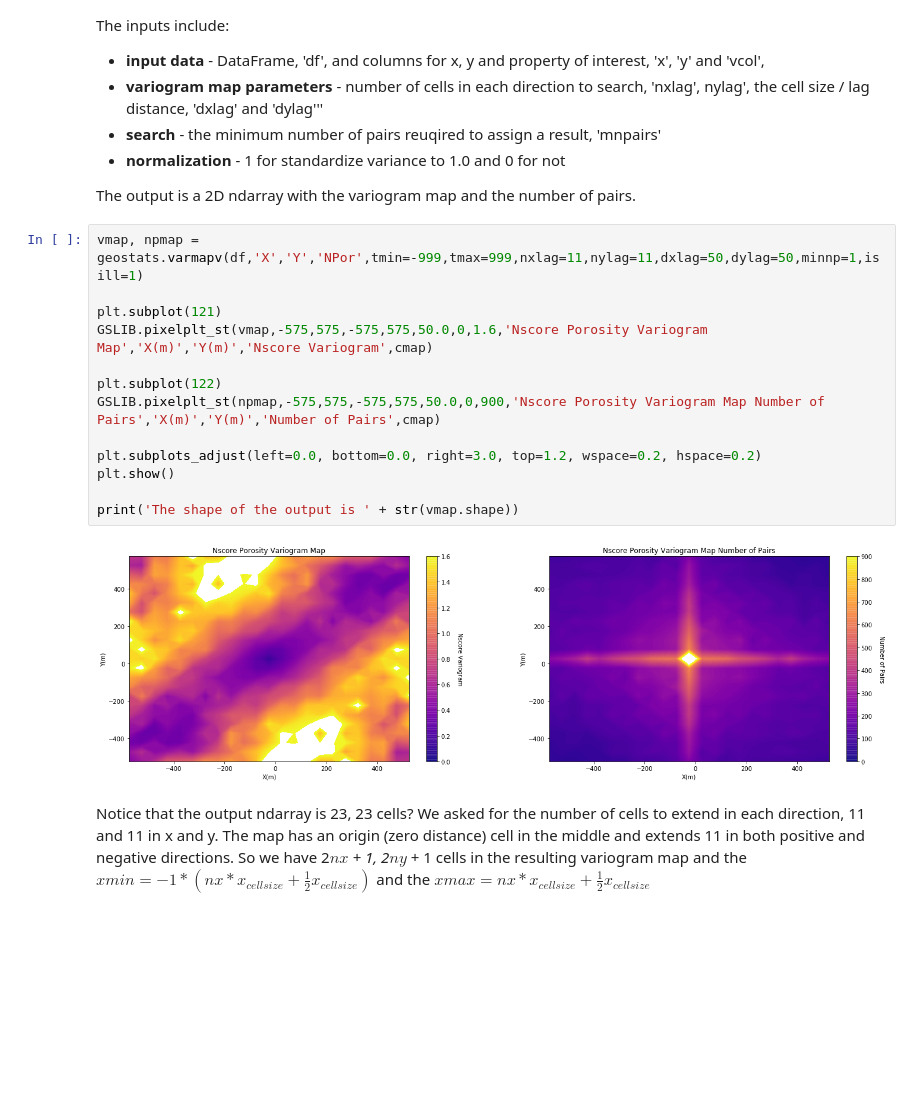
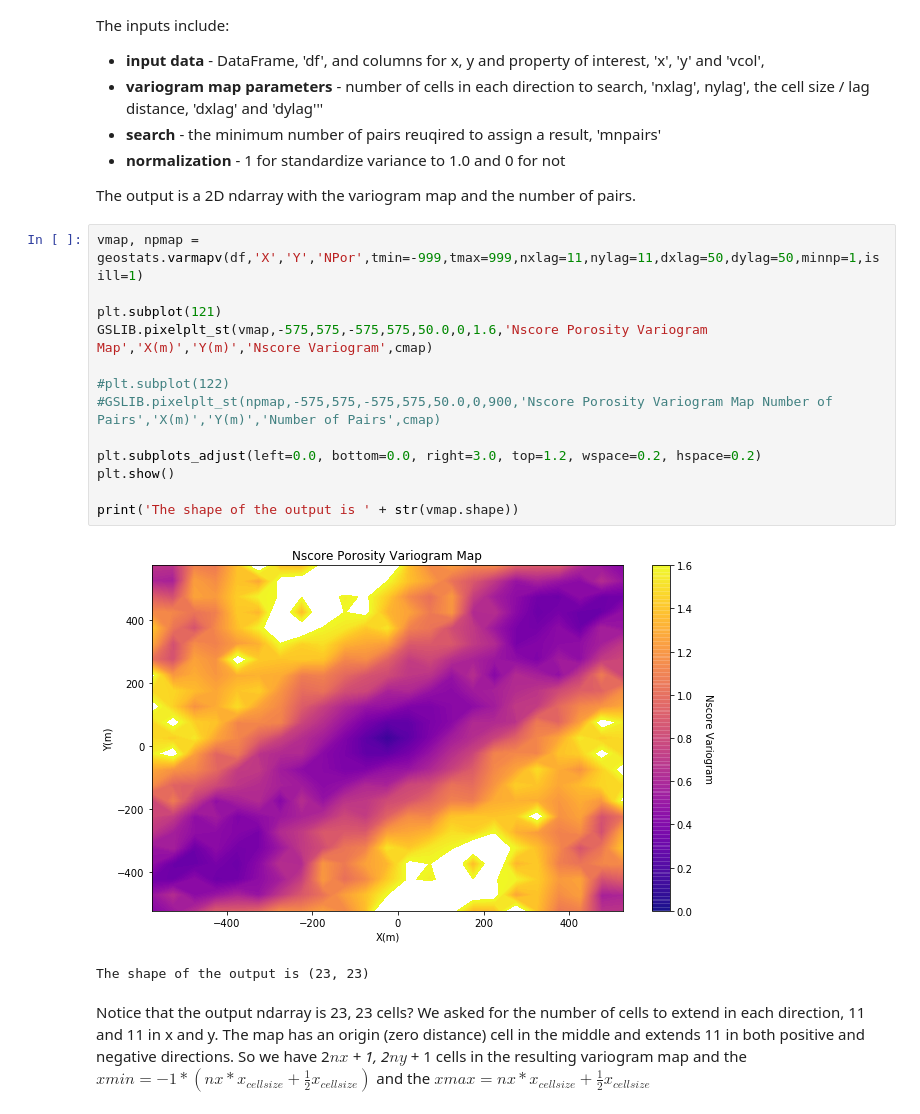
Before and after one commit to GeostatsGuy/GeostatsPy_Intro_Course, a Jupyter notebook: Workflows/Interactive_Variogram_Modeling.ipynb, the cells around one changed output. Cells and saved outputs as stored; diff of their text form; blank space fills up the shorter version.

```diff
--- a/Workflows/Interactive_Variogram_Modeling.ipynb
+++ b/Workflows/Interactive_Variogram_Modeling.ipynb
@@ -387,18 +387,19 @@ The output is a 2D ndarray with the variogram map and the number of pairs.
 # %%
 vmap, npmap = geostats.varmapv(df,'X','Y','NPor',tmin=-999,tmax=999,nxlag=11,nylag=11,dxlag=50,dylag=50,minnp=1,isill=1)
 
 plt.subplot(121)
 GSLIB.pixelplt_st(vmap,-575,575,-575,575,50.0,0,1.6,'Nscore Porosity Variogram Map','X(m)','Y(m)','Nscore Variogram',cmap)
 
-plt.subplot(122)
-GSLIB.pixelplt_st(npmap,-575,575,-575,575,50.0,0,900,'Nscore Porosity Variogram Map Number of Pairs','X(m)','Y(m)','Number of Pairs',cmap)
+#plt.subplot(122)
+#GSLIB.pixelplt_st(npmap,-575,575,-575,575,50.0,0,900,'Nscore Porosity Variogram Map Number of Pairs','X(m)','Y(m)','Number of Pairs',cmap)
 
 plt.subplots_adjust(left=0.0, bottom=0.0, right=3.0, top=1.2, wspace=0.2, hspace=0.2)
 plt.show()
 
 print('The shape of the output is ' + str(vmap.shape))
 # %% [output]
-[figure, old version]
+[figure, new version]
+The shape of the output is (23, 23)
 # %% [markdown]
 Notice that the output ndarray is 23, 23 cells? We asked for the number of cells to extend in each direction, 11 and 11 in x and y.  The map has an origin (zero distance) cell in the middle and extends 11 in both positive and negative directions.  So we have 2*$nx$ + 1, 2*$ny$ + 1 cells in the resulting variogram map and the $xmin = -1 * (nx * x_{cellsize} + \frac{1}{2} x_{cellsize})$ and the $xmax = nx * x_{cellsize} + \frac{1}{2} x_{cellsize}$
 # %% [markdown]
```
Also changed, not shown: parts of 5 cells of this notebook, 5 other files.
